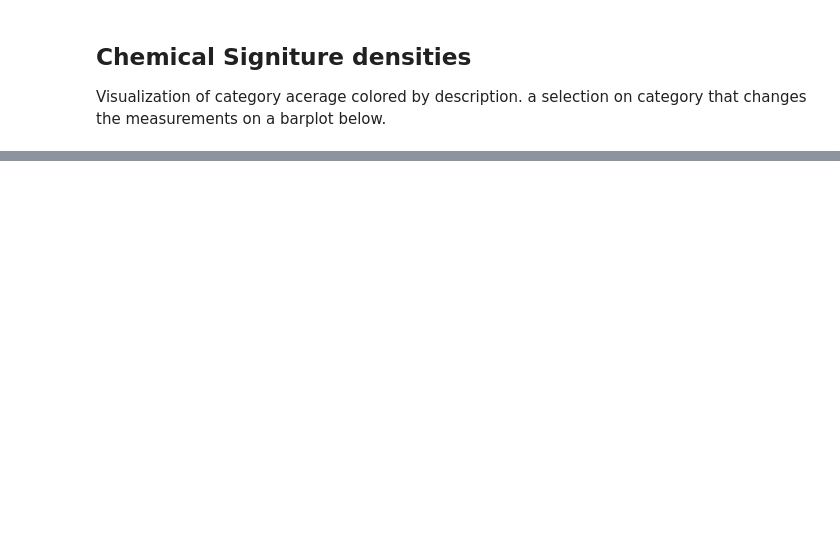
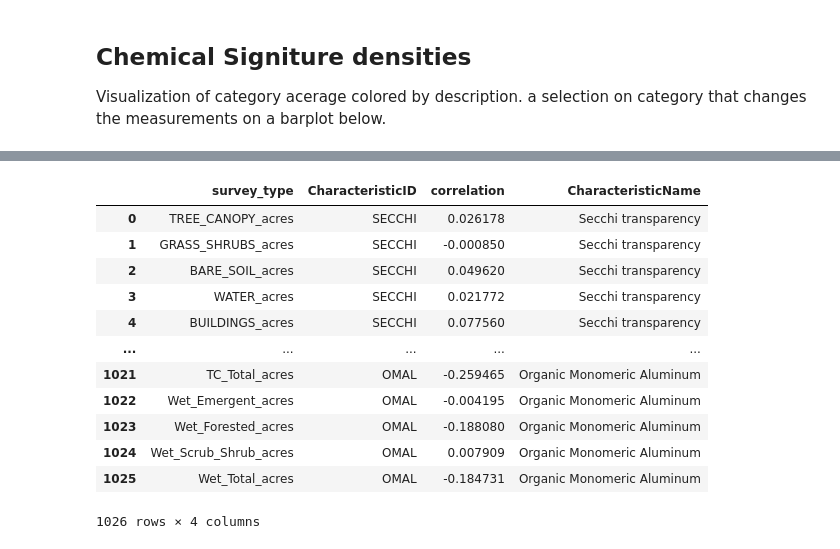
Before and after one commit to zorinAnze/Vermont-Lake-Health, a Jupyter notebook: Survey_results_with_chem.ipynb, the cells around one changed output, grey strips where cells are left out. Saved outputs shown, nothing was run; the diff lists cells and outputs as text; code cells hidden in the pictures; blank space fills up the shorter version.

```diff
--- a/Survey_results_with_chem.ipynb
+++ b/Survey_results_with_chem.ipynb
@@ -127,0 +71,8 @@ measures = alt.Chart(survey_for_result).mark_bar(strokeWidth=20, opacity=.001).e
+# %%
+cols_for_viz = ['TREE_CANOPY_acres', 'GRASS_SHRUBS_acres', 'BARE_SOIL_acres', 'WATER_acres', 'BUILDINGS_acres',
+                'ROADS_acres', 'OTHER_PAVED_acres', 'RAILROADS_acres', 'Ag_Hay_acres', 'Ag_Crops_acres',
+                'Ag_Pasture_acres', 'Ag_Total_acres', 'Imp_Bare_Soil_acres', 'Imp_Buildings_acres', 'Imp_Other_Paved_acres',
+                'Imp_Road_acres', 'Imp_Railroad_acres', 'Imp_Total_acres', 'Shrub_Shrubs_acres', 'Shrub_Total_acres',
+                'TC_Coniferous_acres', 'TC_Deciduous_acres', 'TC_Total_acres', 'Wet_Emergent_acres', 'Wet_Forested_acres',
+                'Wet_Scrub_Shrub_acres', 'Wet_Total_acres', 'CharacteristicID', 'CharacteristicName', 'Result']
+df_for_viz = merged_data[cols_for_viz]
@@ -127,0 +88,36 @@ measures = alt.Chart(survey_for_result).mark_bar(strokeWidth=20, opacity=.001).e
+# %%
+corr_df = pd.DataFrame(index=cols_for_viz[:-3])
+for char in df_for_viz['CharacteristicID'].unique():
+    df = df_for_viz[df_for_viz['CharacteristicID'] == char]
+    df = df.corr()
+    df.drop('Result', axis=0, inplace=True)
+    df.rename(columns={'Result': char}, inplace=True)
+    corr_df[char] = df[char]
+
+# replace all nan values with 0
+corr_df.fillna(0, inplace=True)
+# drop a column if the entire column is 0
+for col in corr_df.columns:
+    if corr_df[col].sum() == 0:
+        corr_df.drop(col, axis=1, inplace=True)
+corr_df = corr_df.reset_index().rename(columns={'index': 'survey_type'})
+# %%
+# melt the data for visualization
+corr_df_for_vis = pd.melt(corr_df, id_vars='survey_type', var_name='CharacteristicID', value_name='correlation')
+# merge CharacteristicName
+corr_df_for_vis = corr_df_for_vis.merge(df_for_viz[['CharacteristicID', 'CharacteristicName']].drop_duplicates(), how='left', on='CharacteristicID')
+corr_df_for_vis
+# %% [output]
+|  | survey_type | CharacteristicID | correlation | CharacteristicName |
+| 0 | TREE_CANOPY_acres | SECCHI | 0.026178 | Secchi transparency |
+| 1 | GRASS_SHRUBS_acres | SECCHI | -0.000850 | Secchi transparency |
+| 2 | BARE_SOIL_acres | SECCHI | 0.049620 | Secchi transparency |
+| 3 | WATER_acres | SECCHI | 0.021772 | Secchi transparency |
+| 4 | BUILDINGS_acres | SECCHI | 0.077560 | Secchi transparency |
+| ... | ... | ... | ... | ... |
+| 1021 | TC_Total_acres | OMAL | -0.259465 | Organic Monomeric Aluminum |
+| 1022 | Wet_Emergent_acres | OMAL | -0.004195 | Organic Monomeric Aluminum |
+| 1023 | Wet_Forested_acres | OMAL | -0.188080 | Organic Monomeric Aluminum |
+| 1024 | Wet_Scrub_Shrub_acres | OMAL | 0.007909 | Organic Monomeric Aluminum |
+| 1025 | Wet_Total_acres | OMAL | -0.184731 | Organic Monomeric Aluminum |
+1026 rows × 4 columns
```
Also changed, not shown: parts of 9 cells of this notebook.
